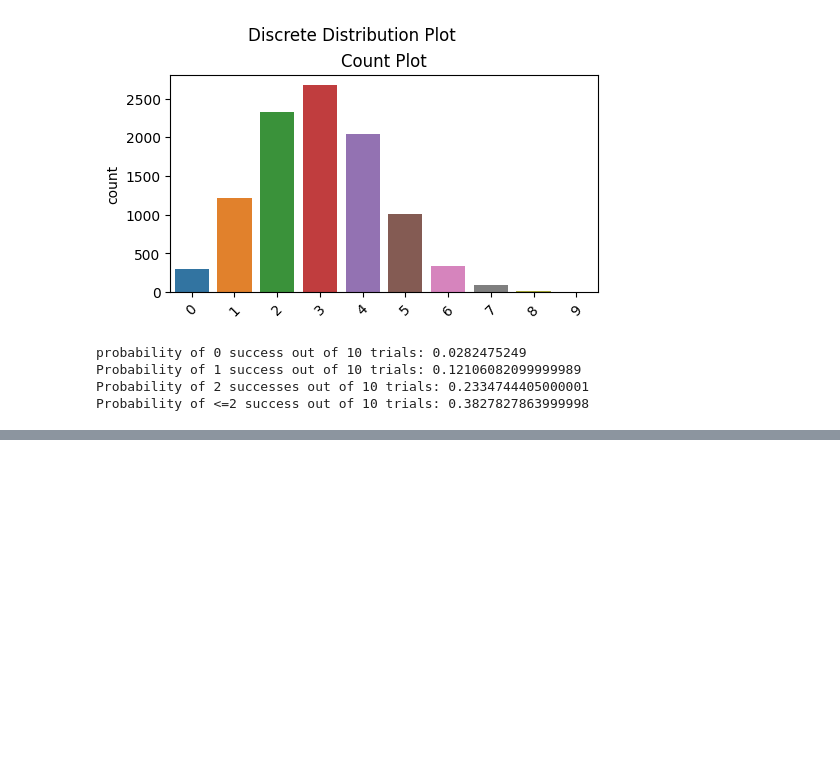
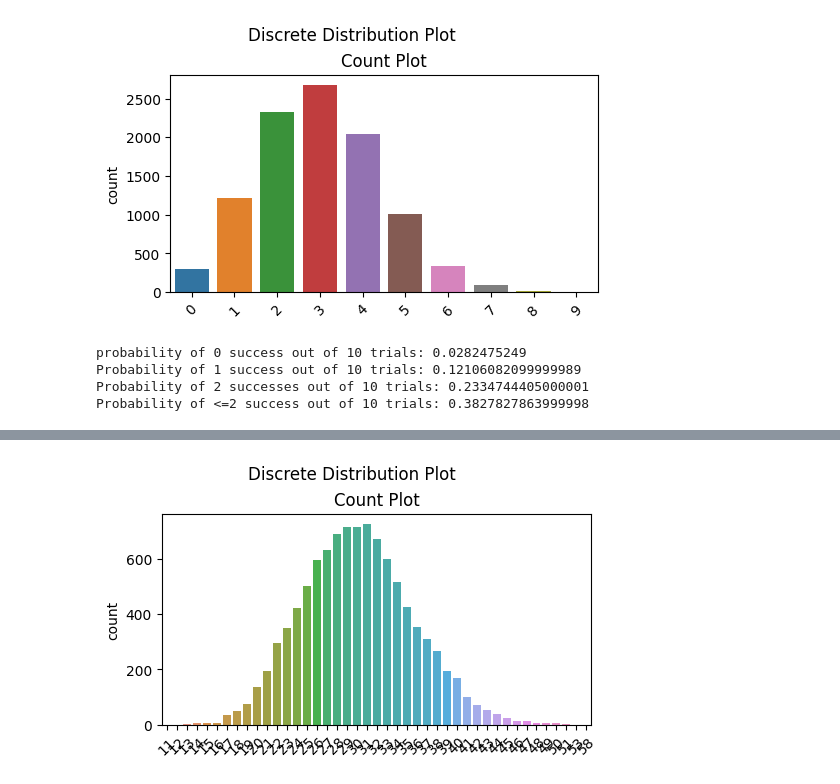
Before and after one commit to Tolash123/Machine_learning_and_Deep_learning, a Jupyter notebook: Module3-Advance Data analysis and statistics/distribution_introduction.ipynb, the cells around one changed output, grey strips where cells are left out. Saved outputs shown, nothing was run; the diff lists cells and outputs as text; code cells hidden in the pictures; blank space fills up the shorter version.

```diff
--- a/Module3-Advance Data analysis and statistics/distribution_introduction.ipynb
+++ b/Module3-Advance Data analysis and statistics/distribution_introduction.ipynb
@@ -292,0 +316,7 @@ Probability of <=2 success out of 10 trials: 0.3827827863999998
+# %%
+def poisson_distribution(lam,size):
+    # Define expected number of events occurring in a fixed-time interval (lam)
+    return np.random.poisson(lam=lam, size=size)
+# %%
+poisson_dist = poisson_distribution(lam=30, size=10000)
+discrete_non_viz_analysis(data=poisson_dist)
@@ -292,0 +341,4 @@ Probability of <=2 success out of 10 trials: 0.3827827863999998
+# %%
+discrete_viz_analysis(data=poisson_dist)
+# %% [output]
+[figure, added]
```
Also changed, not shown: parts of 26 cells of this notebook.
